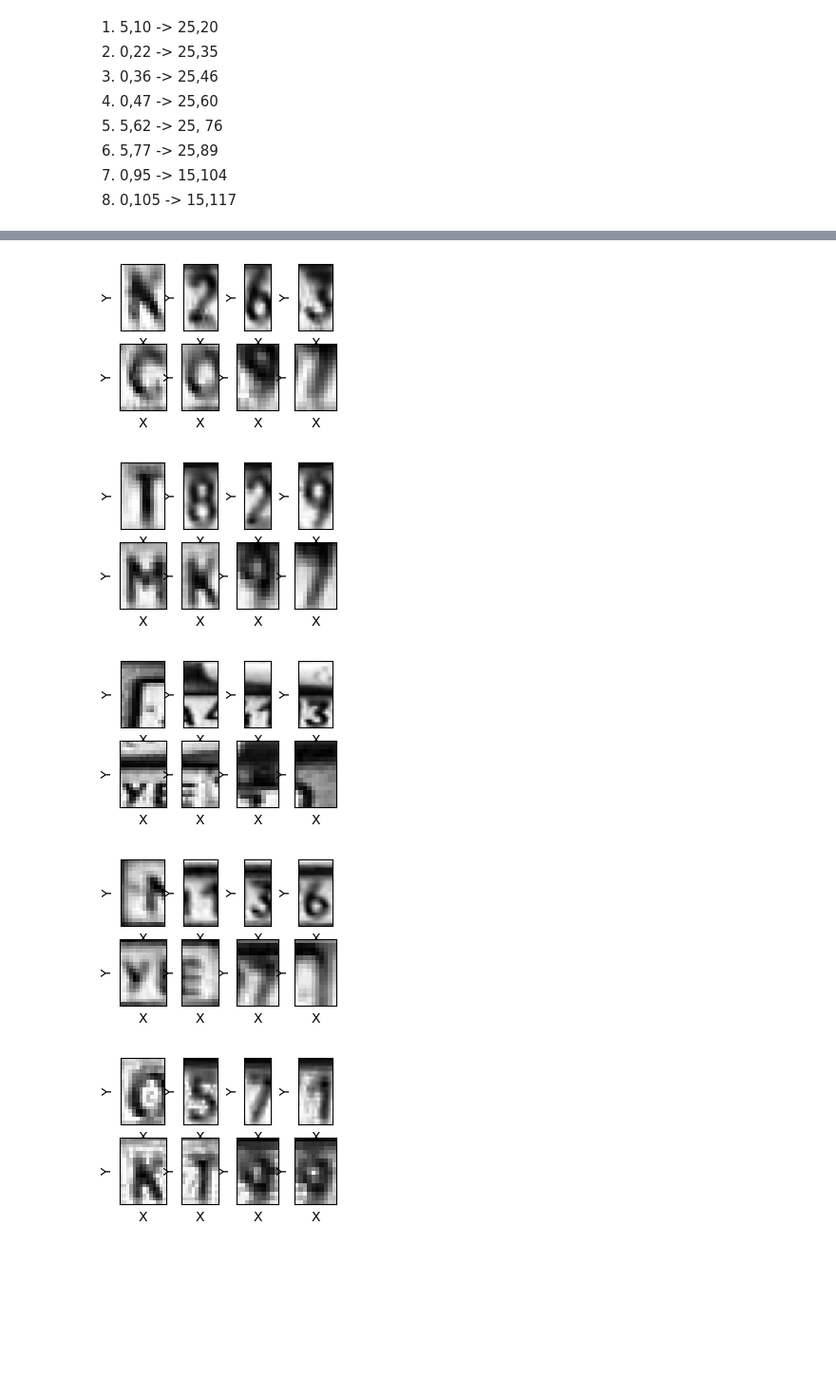
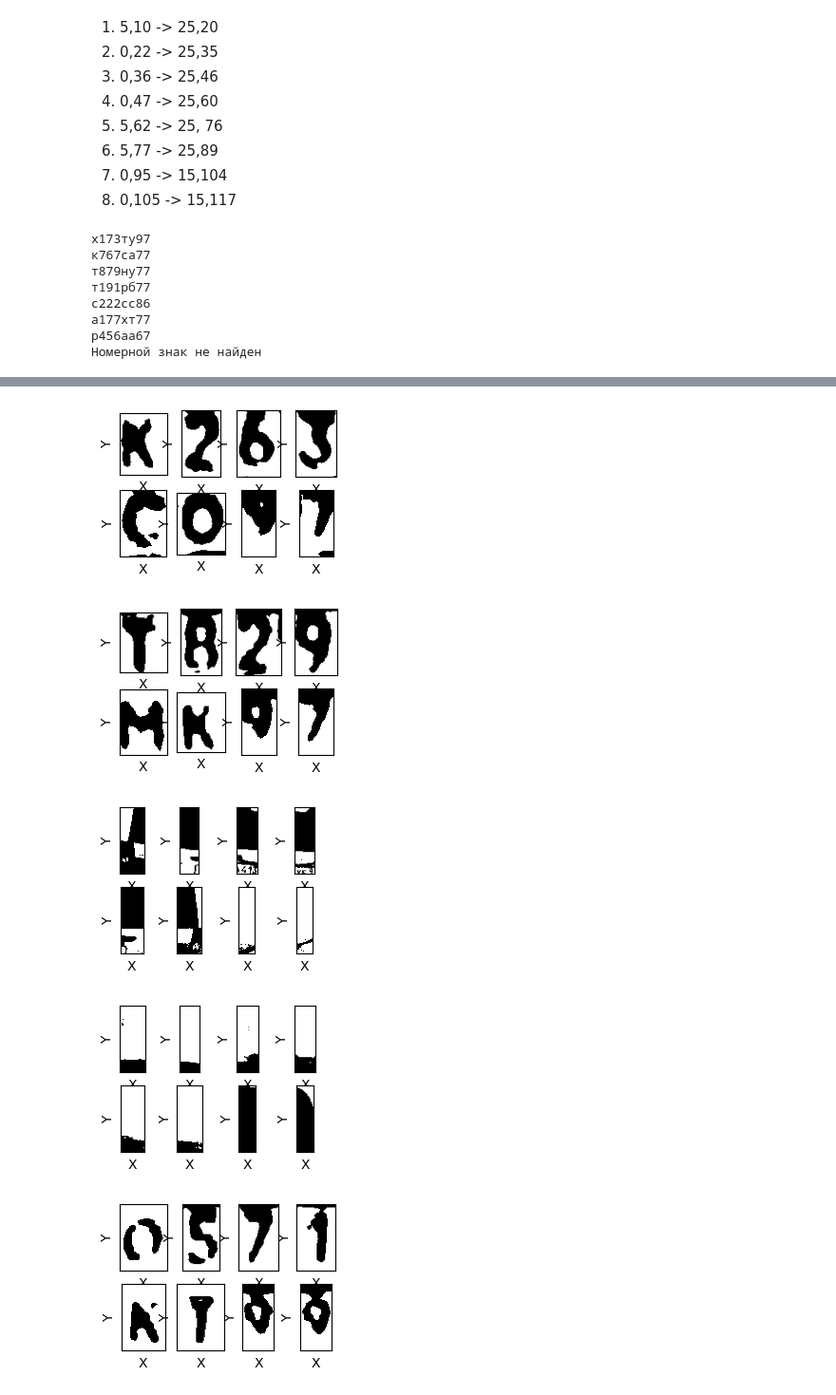
Before and after one commit to AlexanderTereshenkov/computer-vision, a Jupyter notebook: practice/plates.ipynb, the cells around one changed output, grey strips where cells are left out. Shown at 95% size. Cells and saved outputs as stored; diff of their text form; code cells hidden in the pictures; blank space fills up the shorter version.

```diff
--- a/practice/plates.ipynb
+++ b/practice/plates.ipynb
@@ -186,21 +278,22 @@ for i in range(1, img_count + 1):
     img = cv.imread(f"../car_plates_img/car_p_{i}.jpg")
     img = cv.cvtColor(img, cv.COLOR_BGR2GRAY)
 
-    cropped_img = find_plate_2(img)
+    cropped_img = process_image(img)
 
     if(cropped_img is None):
         continue
 
-    cropped_img = find_plate_2(img, False)
-    nums = segment_characters(cropped_img)
+    # cropped_img = find_plate_2(img, False)
+    # nums = segment_characters(cropped_img)
     # nums = [preprocces_symb_img(x, 120) for x in nums]
 
-    plate = recognise_pattern(nums, numbers_templates, chars_templates)
+    plate = recognise_pattern(cropped_img, numbers_templates, chars_templates)
+    print(plate)
     fig, axes = plt.subplots(2, 4, figsize=(3, 2))
     for i, ax in enumerate(axes.flat):
 
-        if i < len(nums):
-            im = ax.imshow(nums[i], cmap='gray')
+        if i < len(cropped_img):
+            im = ax.imshow(cropped_img[i], cmap='gray')
             ax.set_xlabel('X')
             ax.set_ylabel('Y')
             # Убираем метки осей для экономии места
@@ -224,3 +317,11 @@ for i in range(1, img_count + 1):
     # plt.tight_layout()
     # plt.show()
 # %% [output]
+х173ту97
+к767са77
+т879ну77
+т191рб77
+с222сс86
+а177хт77
+р456аа67
+Номерной знак не найден
@@ -228,5 +329,5 @@ for i in range(1, img_count + 1):
-[figure, old version]
+[figure, new version]
-[figure, old version]
+[figure, new version]
-[figure, old version]
+[figure, new version]
-[figure, old version]
+[figure, new version]
-[figure, old version]
+[figure, new version]
```
Also changed, not shown: parts of 4 cells of this notebook, 25 other files.
